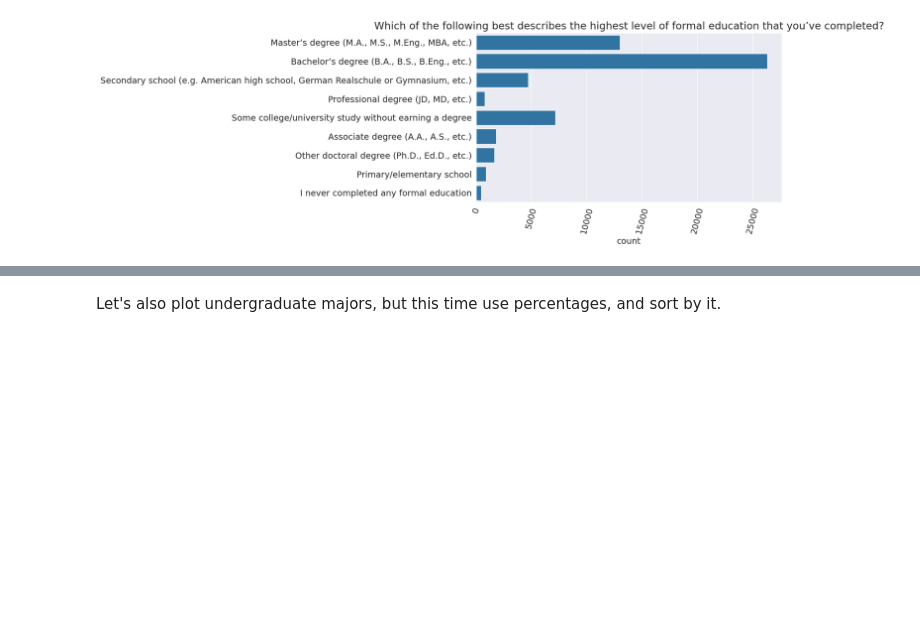
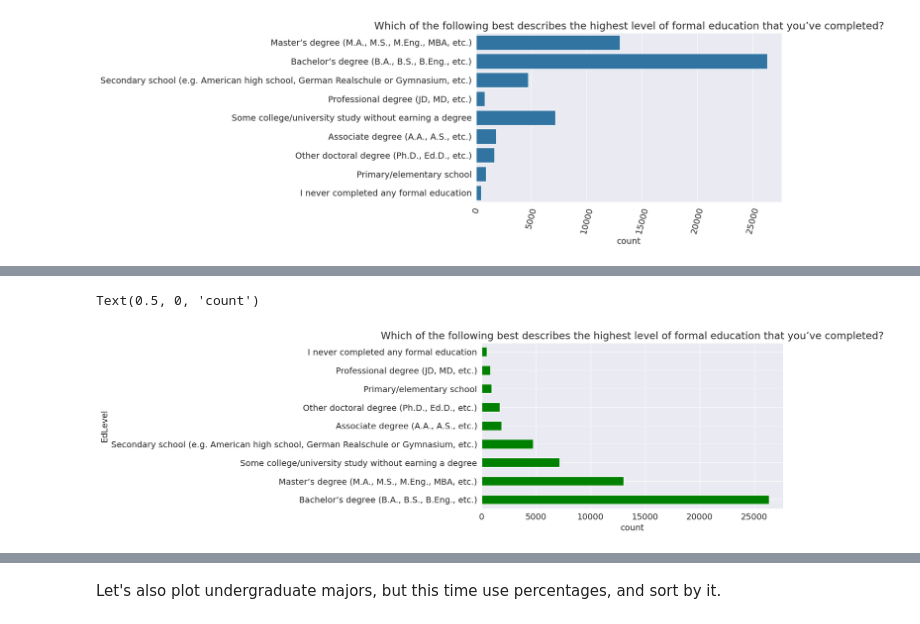
Before and after one commit to xanderlsh951/28th-Sept-Data-project-, a Jupyter notebook: data-analysis-with-python-zero-to-pandas/lesson-6-exploratory-data-analysis-a-case-study/lesson-6-exploratory-data-analysis-a-case-study.ipynb, the cells around one changed output, grey strips where cells are left out. Saved outputs shown, nothing was run; the diff lists cells and outputs as text; code cells hidden in the pictures; blank space fills up the shorter version.

```diff
--- a/data-analysis-with-python-zero-to-pandas/lesson-6-exploratory-data-analysis-a-case-study/lesson-6-exploratory-data-analysis-a-case-study.ipynb
+++ b/data-analysis-with-python-zero-to-pandas/lesson-6-exploratory-data-analysis-a-case-study/lesson-6-exploratory-data-analysis-a-case-study.ipynb
@@ -456,0 +500,7 @@ plt.ylabel(None);
+# %%
+survey_df.EdLevel.value_counts().plot(kind='barh', color='g')
+plt.title(schema.EdLevel)
+plt.xlabel('count')
+# %% [output]
+Text(0.5, 0, 'count')
+[figure, added]
```
Also changed, not shown: parts of 11 cells of this notebook.
